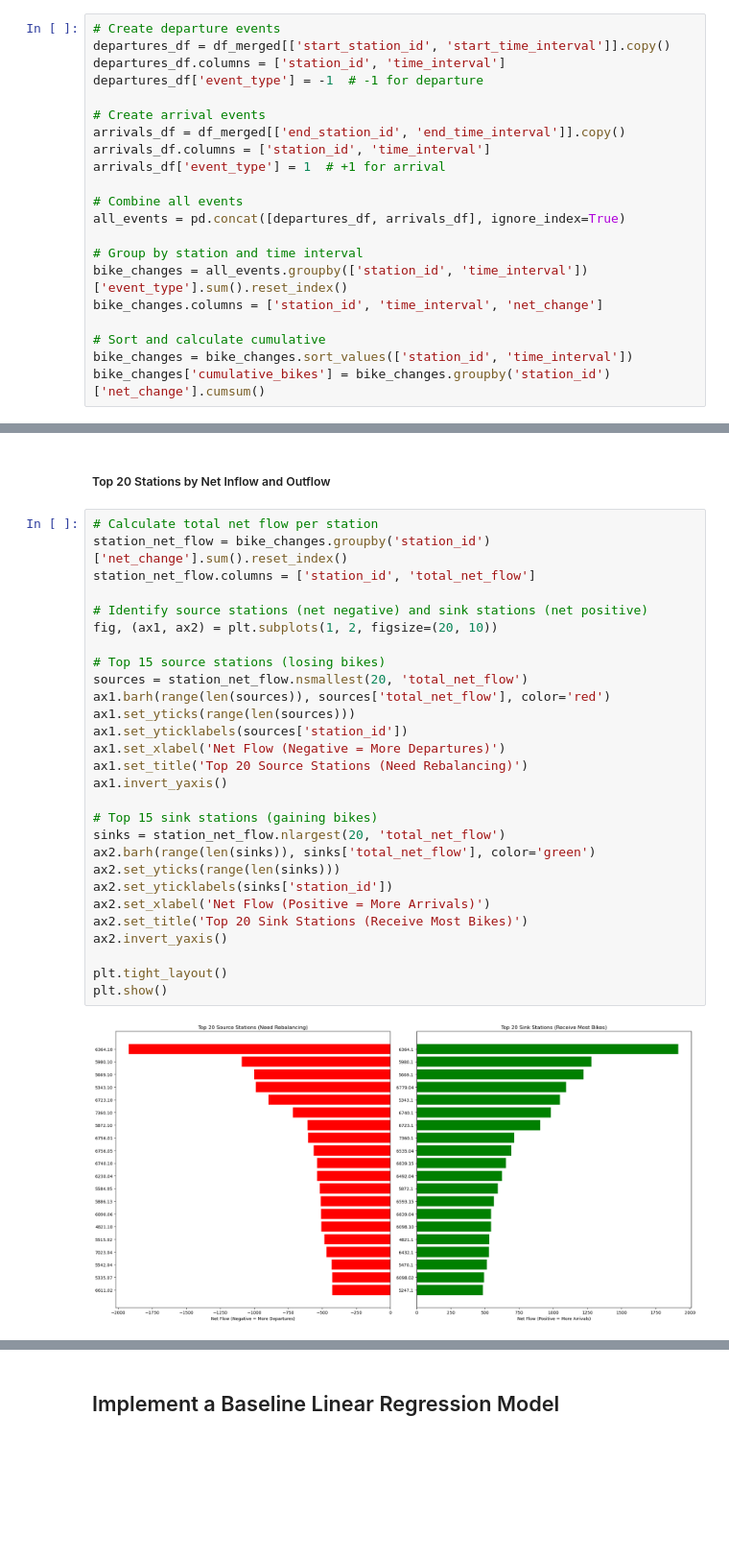
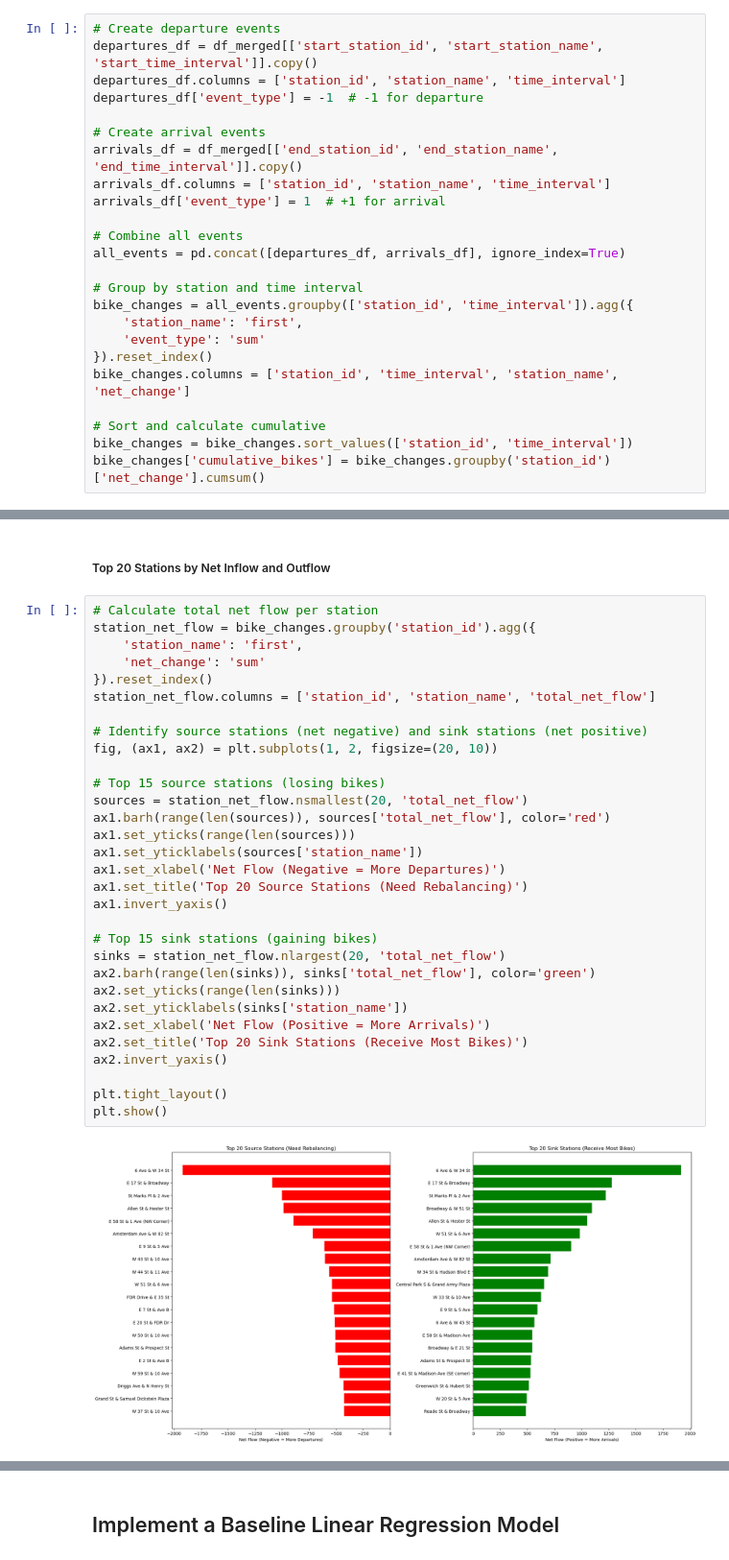
Before and after one commit to michaeltwersky/applied-ml-project, a Jupyter notebook: citibike_demand.ipynb, the cells around one changed output, grey strips where cells are left out. Shown: that part at 96% size. Saved outputs shown, nothing was run; the diff lists cells and outputs as text; blank space fills up the shorter version.

```diff
--- a/citibike_demand.ipynb
+++ b/citibike_demand.ipynb
@@ -679,21 +679,24 @@ Number of unique 15-minute intervals: 526
 #### Track Bike Availability Per Station at 15-minute intervals during Rush Hour
 # %%
 # Create departure events
-departures_df = df_merged[['start_station_id', 'start_time_interval']].copy()
-departures_df.columns = ['station_id', 'time_interval']
+departures_df = df_merged[['start_station_id', 'start_station_name', 'start_time_interval']].copy()
+departures_df.columns = ['station_id', 'station_name', 'time_interval']
 departures_df['event_type'] = -1  # -1 for departure
 
 # Create arrival events
-arrivals_df = df_merged[['end_station_id', 'end_time_interval']].copy()
-arrivals_df.columns = ['station_id', 'time_interval']
+arrivals_df = df_merged[['end_station_id', 'end_station_name', 'end_time_interval']].copy()
+arrivals_df.columns = ['station_id', 'station_name', 'time_interval']
 arrivals_df['event_type'] = 1  # +1 for arrival
 
 # Combine all events
 all_events = pd.concat([departures_df, arrivals_df], ignore_index=True)
 
 # Group by station and time interval
-bike_changes = all_events.groupby(['station_id', 'time_interval'])['event_type'].sum().reset_index()
-bike_changes.columns = ['station_id', 'time_interval', 'net_change']
+bike_changes = all_events.groupby(['station_id', 'time_interval']).agg({
+    'station_name': 'first',
+    'event_type': 'sum'
+}).reset_index()
+bike_changes.columns = ['station_id', 'time_interval', 'station_name', 'net_change']
 
 # Sort and calculate cumulative
 bike_changes = bike_changes.sort_values(['station_id', 'time_interval'])
@@ -716,33 +719,36 @@ bike_changes.head(10)
 ##### Top 20 Stations by Net Inflow and Outflow
 # %%
 # Calculate total net flow per station
-station_net_flow = bike_changes.groupby('station_id')['net_change'].sum().reset_index()
-station_net_flow.columns = ['station_id', 'total_net_flow']
+station_net_flow = bike_changes.groupby('station_id').agg({
+    'station_name': 'first',
+    'net_change': 'sum'
+}).reset_index()
+station_net_flow.columns = ['station_id', 'station_name', 'total_net_flow']
 
 # Identify source stations (net negative) and sink stations (net positive)
 fig, (ax1, ax2) = plt.subplots(1, 2, figsize=(20, 10))
 
 # Top 15 source stations (losing bikes)
 sources = station_net_flow.nsmallest(20, 'total_net_flow')
 ax1.barh(range(len(sources)), sources['total_net_flow'], color='red')
 ax1.set_yticks(range(len(sources)))
-ax1.set_yticklabels(sources['station_id'])
+ax1.set_yticklabels(sources['station_name'])
 ax1.set_xlabel('Net Flow (Negative = More Departures)')
 ax1.set_title('Top 20 Source Stations (Need Rebalancing)')
 ax1.invert_yaxis()
 
 # Top 15 sink stations (gaining bikes)
 sinks = station_net_flow.nlargest(20, 'total_net_flow')
 ax2.barh(range(len(sinks)), sinks['total_net_flow'], color='green')
 ax2.set_yticks(range(len(sinks)))
-ax2.set_yticklabels(sinks['station_id'])
+ax2.set_yticklabels(sinks['station_name'])
 ax2.set_xlabel('Net Flow (Positive = More Arrivals)')
 ax2.set_title('Top 20 Sink Stations (Receive Most Bikes)')
 ax2.invert_yaxis()
 
 plt.tight_layout()
 plt.show()
 # %% [output]
-[figure, old version]
+[figure, new version]
 # %%
 # Calculate total net flow per station
```
Also changed, not shown: parts of 15 cells of this notebook.
